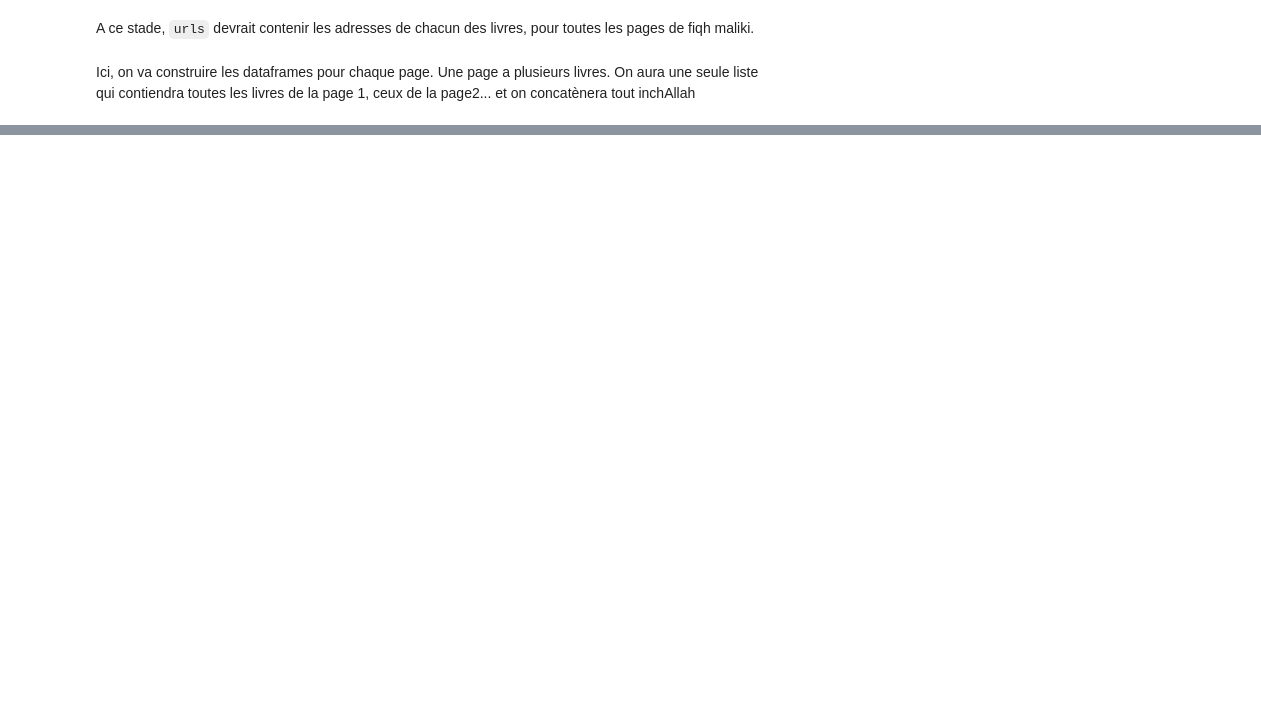
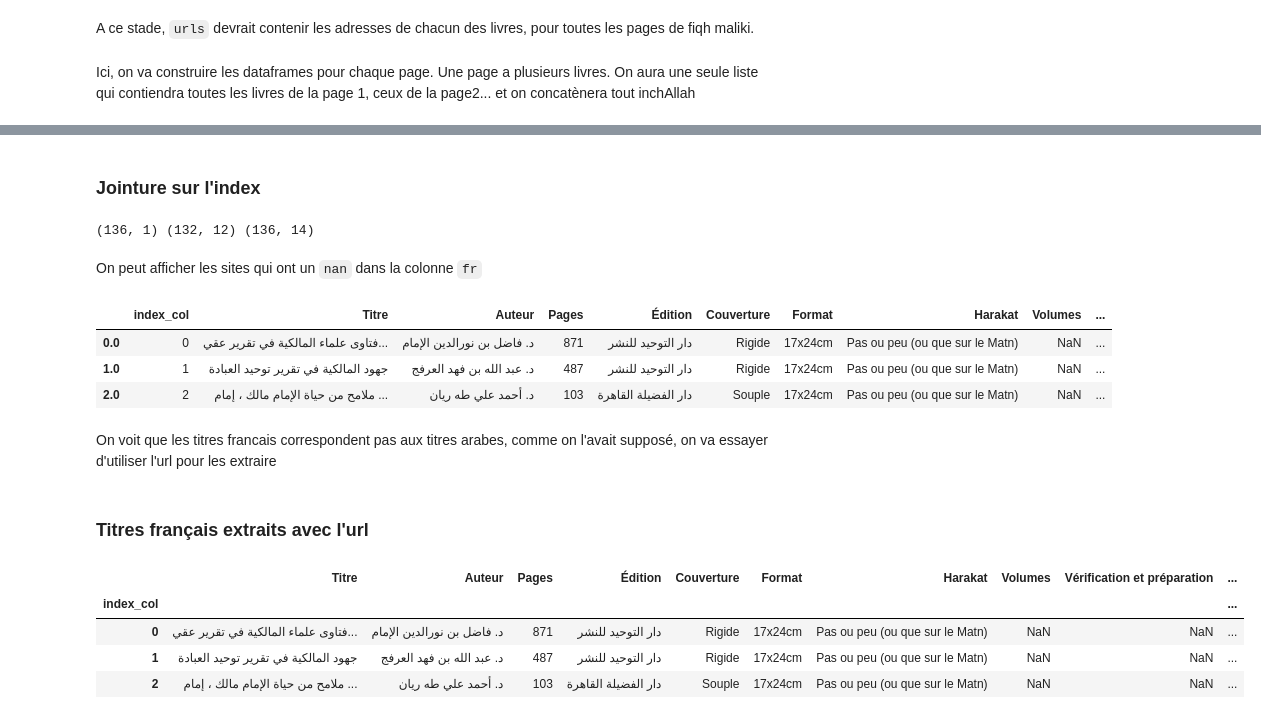
Before and after one commit to eliascopyright/site_analysis, a Jupyter notebook: notebooks/sifatusafwa-2.ipynb, the cells around one changed output, grey strips where cells are left out. Cells and saved outputs as stored; diff of their text form; code cells hidden in the pictures; blank space fills up the shorter version.

```diff
--- a/notebooks/sifatusafwa-2.ipynb
+++ b/notebooks/sifatusafwa-2.ipynb
@@ -356,0 +397,2 @@ ValueError: Can only compare identically-labeled DataFrame objects
+# %%
+M['index'] = M.index
@@ -356,0 +405,3 @@ ValueError: Can only compare identically-labeled DataFrame objects
+# %%
+M['ar'] = M['Titre']
+M.set_index('ar', inplace = True)
@@ -356,0 +441,20 @@ ValueError: Can only compare identically-labeled DataFrame objects
+# %% [markdown]
+### Jointure sur l'index
+# %%
+M.columns = ['Titre', 'Auteur', 'Pages', 'Édition', 'Couverture', 'Format',
+       'Harakat', 'Volumes', 'Vérification et préparation', 'Préface',
+       'Annotations', 'site', 'index_col']
+# %%
+#On change l'index pour faire la jointure
+M.set_index(M['index_col'], inplace = True)
+M = M.drop(['index_col'], axis = 1)
+df.set_index(np.arange(len(df)), inplace = True)
+
+M_join = M.join(other =df, on = 'index_col', rsuffix = '_df2', how = 'outer')
+
+#Aperçu des tailles après jointure
+print(df.shape, M.shape, M_join.shape)
+# %% [output]
+(136, 1) (132, 12) (136, 14)
+# %% [markdown]
+On peut afficher les sites qui ont un `nan` dans la colonne `fr`
@@ -356,0 +463,19 @@ ValueError: Can only compare identically-labeled DataFrame objects
+# %%
+M_join.head(3)
+# %% [output]
+|  | index_col | Titre | Auteur | Pages | Édition | Couverture | Format | Harakat | Volumes | ... |
+| 0.0 | 0 | فتاوى علماء المالكية في تقرير عقي... | د. فاضل بن نورالدين الإمام | 871 | دار التوحيد للنشر | Rigide | 17x24cm | Pas ou peu (ou que sur le Matn) | NaN | ... |
+| 1.0 | 1 | جهود المالكية في تقرير توحيد العبادة | د. عبد الله بن فهد العرفج | 487 | دار التوحيد للنشر | Rigide | 17x24cm | Pas ou peu (ou que sur le Matn) | NaN | ... |
+| 2.0 | 2 | ملامح من حياة الإمام مالك ، إمام ... | د. أحمد علي طه ريان | 103 | دار الفضيلة القاهرة | Souple | 17x24cm | Pas ou peu (ou que sur le Matn) | NaN | ... |
+# %% [markdown]
+On voit que les titres francais correspondent pas aux titres arabes, comme on l'avait supposé, on va essayer d'utiliser l'url pour les extraire
+# %% [markdown]
+### Titres français extraits avec l'url
+# %%
+M.head(3)
+# %% [output]
+|  | Titre | Auteur | Pages | Édition | Couverture | Format | Harakat | Volumes | Vérification et préparation | ... |
+| index_col |  |  |  |  |  |  |  |  |  | ... |
+| 0 | فتاوى علماء المالكية في تقرير عقي... | د. فاضل بن نورالدين الإمام | 871 | دار التوحيد للنشر | Rigide | 17x24cm | Pas ou peu (ou que sur le Matn) | NaN | NaN | ... |
+| 1 | جهود المالكية في تقرير توحيد العبادة | د. عبد الله بن فهد العرفج | 487 | دار التوحيد للنشر | Rigide | 17x24cm | Pas ou peu (ou que sur le Matn) | NaN | NaN | ... |
+| 2 | ملامح من حياة الإمام مالك ، إمام ... | د. أحمد علي طه ريان | 103 | دار الفضيلة القاهرة | Souple | 17x24cm | Pas ou peu (ou que sur le Matn) | NaN | NaN | ... |
```
Also changed, not shown: parts of 47 cells of this notebook, 3 other files.
